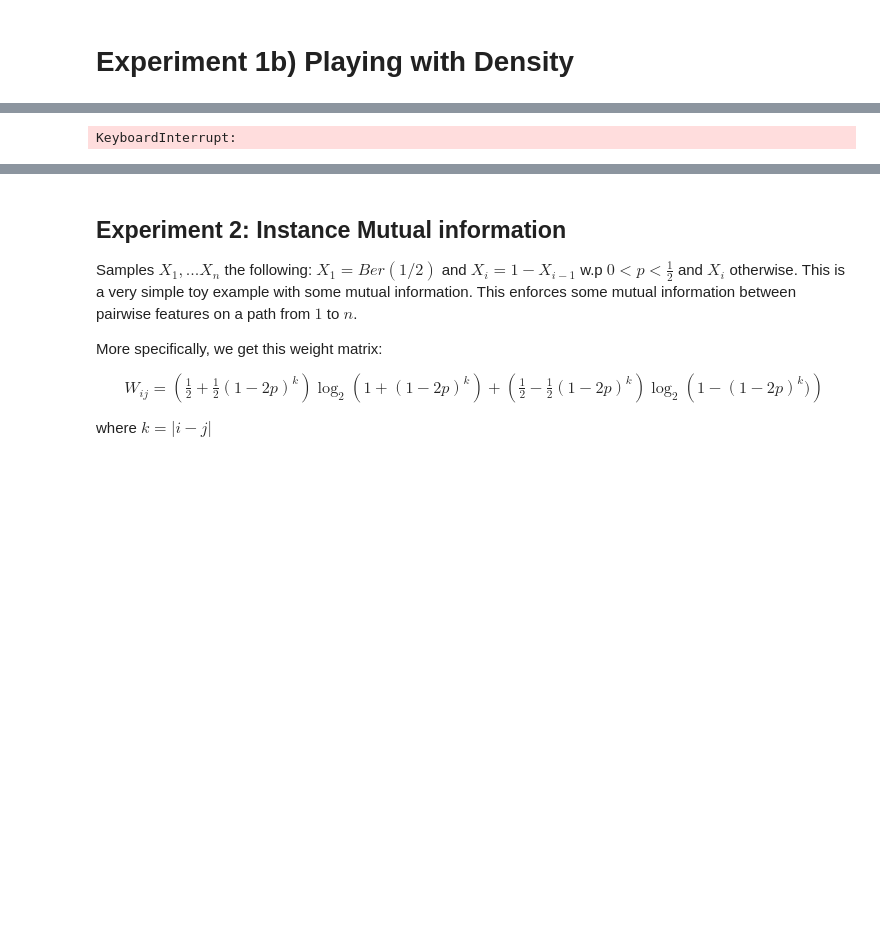
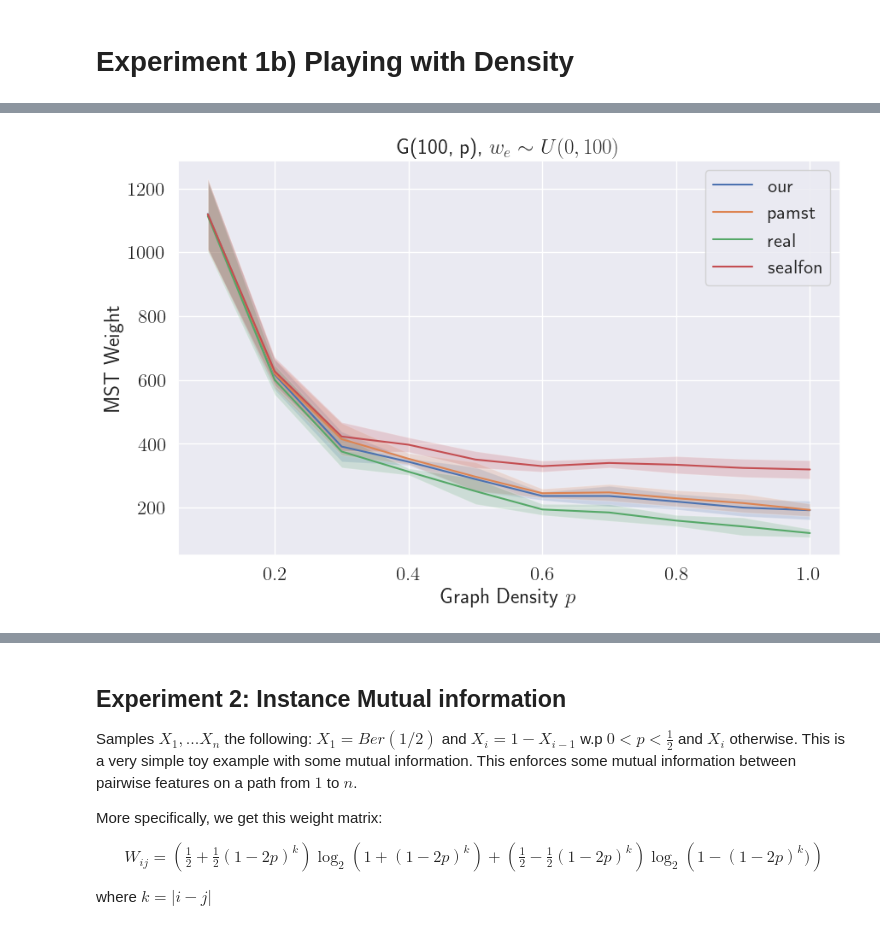
Before and after one commit to lukas681/Optimal-Private-Spanning-Trees, a Jupyter notebook: Notebooks/experiments.ipynb, the cells around one changed output, grey strips where cells are left out. Drawn from its saved outputs; the diff is of its cells as text; code cells hidden in the pictures; blank space fills up the shorter version.

```diff
--- a/Notebooks/experiments.ipynb
+++ b/Notebooks/experiments.ipynb
@@ -94,22 +94,21 @@ NameError: name 'logging' is not defined
 # %%
 from time import perf_counter
 # Meta Parameters
-load_from_disk = False
-filename_to_load = "save/complete_densities_n500_sens1_range0-50x.npy"
+load_from_disk = True
+filename_to_load = "save/complete_densities_n100_sens0.1_range0-100.npy"
 logging.getLogger('src.mst.mst_utilities').setLevel(logging.DEBUG) # Temporarily increase log level.
 
 if load_from_disk:
-    logger.info(f'Loading from disk. file {filename_to_load}')
     res = ioutils.load_results(filename=filename_to_load)
     (results_complete, edge_probabilities, rho, n, maximum_edge_weight, sensitivity) = \
         (res["results"], res["edge_probabilities"], res["rho_values"], res["n"], res["maximum_edge_weight"], res["sensitivity"])
+    df = pd.DataFrame(list(results_complete))
 else:
-    n, sensitivity, maximum_edge_weight, rho, runs = 500, 0.1, 100, [1], 5
-    edge_probabilities = np.linspace(0.1,1.0,50) # Graph Densitites
+    n, sensitivity, maximum_edge_weight, rho, runs = 100, 0.1, 100, [1], 5
+    edge_probabilities = np.linspace(0.1,1.0,10) # Graph Densitites
     results_complete = mst_util.compute_different_densities_approximate_dp(n, edge_probabilities, sensitivity=sensitivity, maximum_edge_weight=maximum_edge_weight, rho=rho, number_of_runs=runs)
+    df = pd.DataFrame(results_complete)
 
-# Convert to DataFrame
-df = pd.DataFrame(results_complete)
 aggregated = df.groupby(['p', 'type'])['value'].agg(['mean', 'std']).reset_index()
 
 plt.figure(figsize=(10, 6))
@@ -117,9 +116,9 @@ for type_name, group in aggregated.groupby('type'):
     plt.plot(group['p'], group['mean'], label=type_name)
     plt.fill_between(group['p'], group['mean'] - group['std'], group['mean'] + group['std'], alpha=0.2)
 
-plt.title("Multiple Runs")
-plt.xlabel("density $p$")
-plt.ylabel("Value")
+plt.title(f'G({n}, p), $w_e \\sim U(0, {maximum_edge_weight})$')
+plt.xlabel("Graph Density $p$")
+plt.ylabel("MST Weight")
 plt.legend()
 plt.grid(True)
 plt.show()
@@ -149 +132 @@ if not load_from_disk:
-KeyboardInterrupt:
+[figure, added]
```
Also changed, not shown: parts of 2 cells of this notebook, 3 other files.
